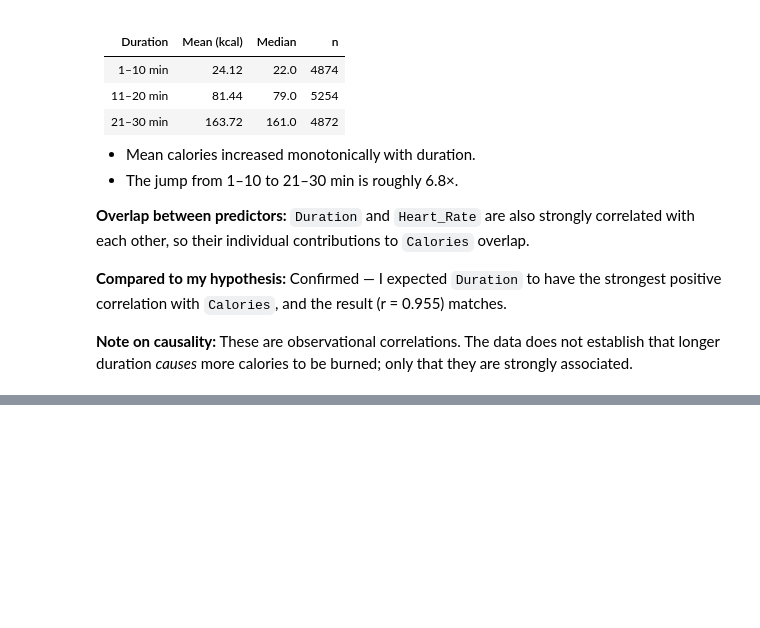
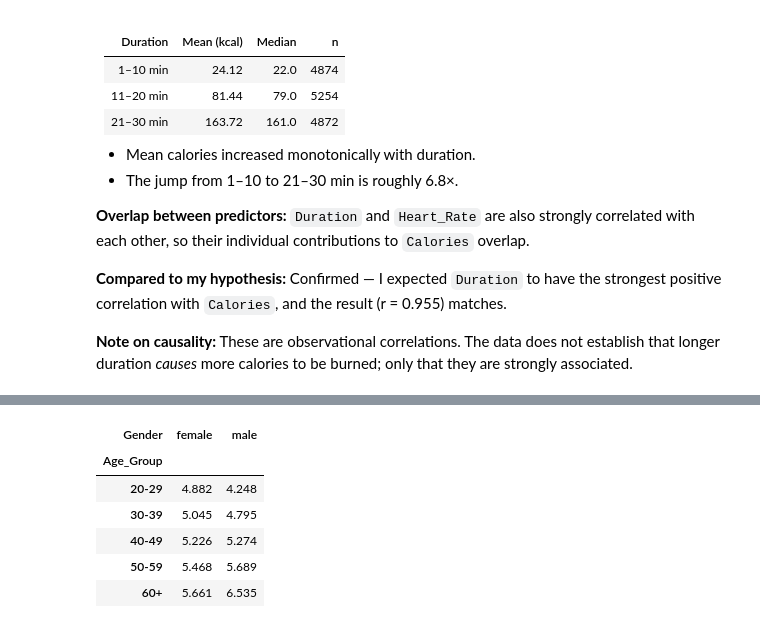
Before and after one commit to Sheyda-Fathi/fitness-calories-eda, a Jupyter notebook: notebooks/02_analysis.ipynb, the cells around one changed output, grey strips where cells are left out. Drawn from its saved outputs; the diff is of its cells as text; code cells hidden in the pictures; blank space fills up the shorter version.

```diff
--- a/notebooks/02_analysis.ipynb
+++ b/notebooks/02_analysis.ipynb
@@ -209,0 +247,17 @@ to be burned; only that they are strongly associated.
+# %%
+cpm_pivot = df.pivot_table(
+    values="Calories_per_Minute",
+    index="Age_Group",
+    columns="Gender",
+    aggfunc="mean",
+    observed=True,
+).round(3)
+cpm_pivot
+# %% [output]
+| Gender | female | male |
+| Age_Group |  |  |
+| 20-29 | 4.882 | 4.248 |
+| 30-39 | 5.045 | 4.795 |
+| 40-49 | 5.226 | 5.274 |
+| 50-59 | 5.468 | 5.689 |
+| 60+ | 5.661 | 6.535 |
```
Also changed, not shown: parts of 5 cells of this notebook, 1 other file.
